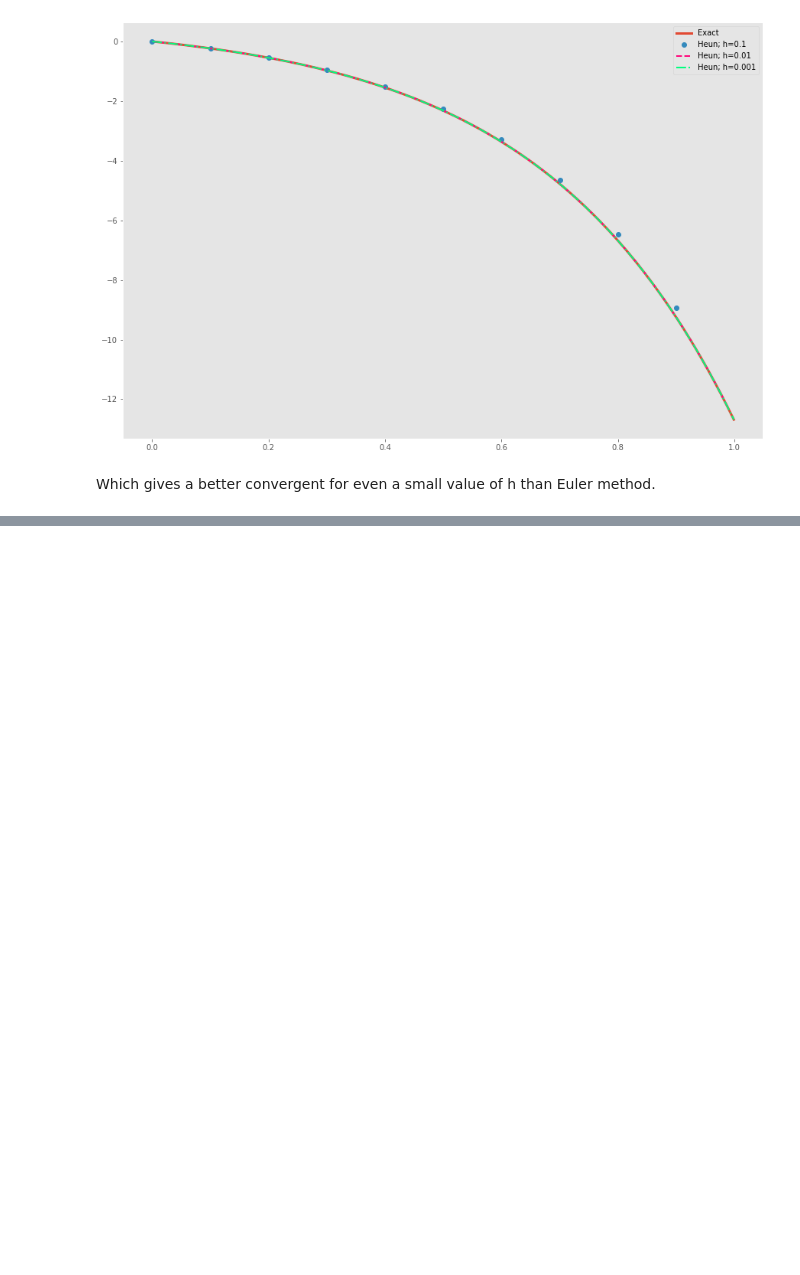
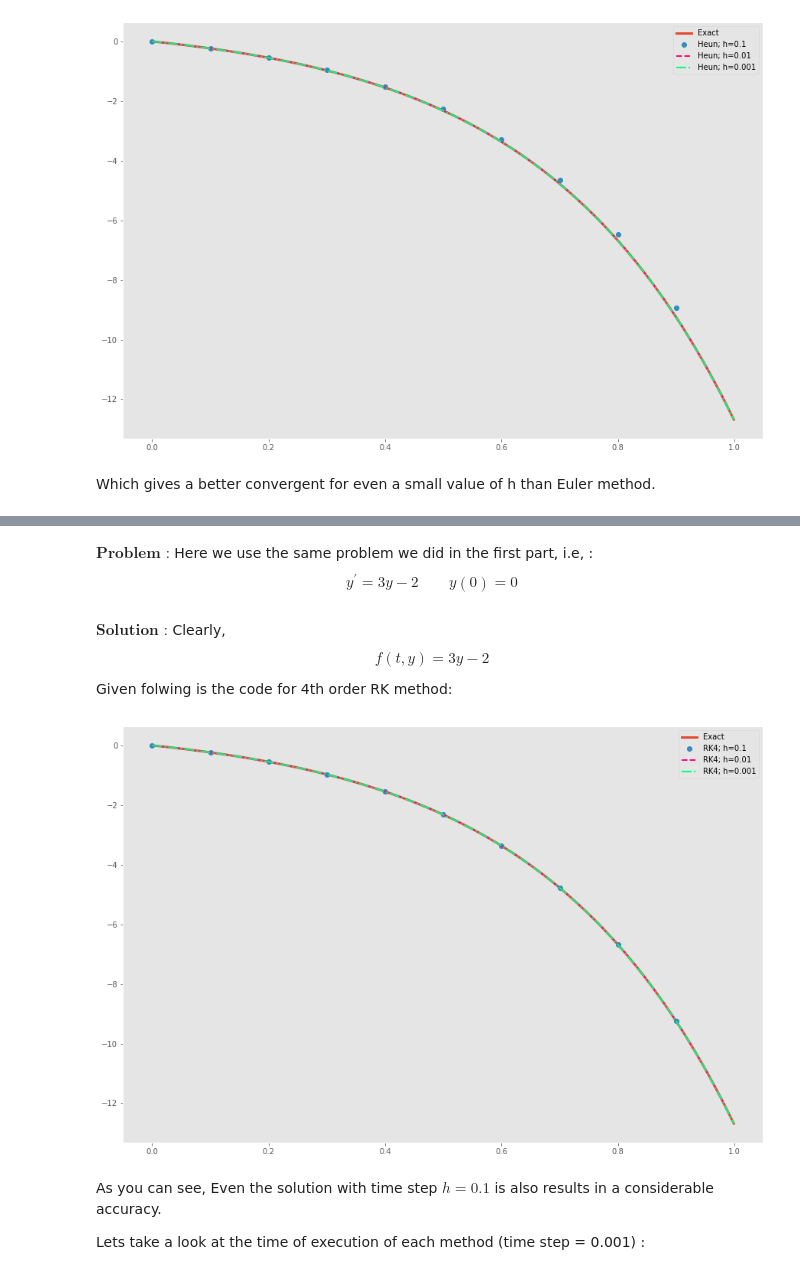
Before and after one commit to phy6boy/stochdynpy, a Jupyter notebook: B01_deterministic_de_1.ipynb, the cells around one changed output, grey strips where cells are left out. Drawn from its saved outputs; the diff is of its cells as text; code cells hidden in the pictures; blank space fills up the shorter version.

Commit message:
Add RK4 method

```diff
--- a/B01_deterministic_de_1.ipynb
+++ b/B01_deterministic_de_1.ipynb
@@ -207,0 +231,12 @@ Ok. Let's compare Heun and Euler method for a fixed time step, say, 0.001, and c
+# %% [markdown]
+$\textbf{Problem :}$ Here we use the same problem we did in the first part, i.e, :
+$$
+y^\prime = 3y -2 \qquad y(0) = 0
+$$
+# %% [markdown]
+$\textbf{Solution :}$ Clearly,
+$$
+f(t, y) = 3y - 2
+$$
+
+Given folwing is the code for 4th order RK method:
@@ -208,3 +270,41 @@ Ok. Let's compare Heun and Euler method for a fixed time step, say, 0.001, and c
+# %%
+t0 = 0
+tf = 1
+
+t1 = np.arange(t0, tf, 0.1)      # with h = 0.1
+y1 = RK4(t1)
+
+t2 = np.arange(t0, tf, 0.01)     # with h = 0.01
+y2 = RK4(t2)
+
+t3 = np.arange(t0, tf, 0.001)    # with h = 0.001
+y3 = RK4(t3)
+
+def y_true(t):                   # exact soln
+    """
+    analytical solution obtained by sympy
+    """
+
+    return (2/3 * (1 - np.exp(3*t)))
+
+t = np.arange(t0, tf, 0.001)
+y = y_true(t)
+# %%
+plt.figure(figsize=(15, 10))
+plt.plot(t, y, lw=3, label="Exact")
+plt.plot(t1, y1, "o", label="RK4; h=0.1")
+plt.plot(t2, y2, "--", lw=2, c="#FF0C7E", label="RK4; h=0.01")
+plt.plot(t3, y3, "-.", lw=2, c="#00FF7E", label="RK4; h=0.001")
+
+plt.grid()
+plt.legend()
+plt.show()
+# %% [output]
+[figure, added]
+# %% [markdown]
+As you can see, Even the solution with time step $h=0.1$ is also results in a considerable accuracy.
+
+Lets take a look at the time of execution of each method (time step = 0.001) :
 # %%
 t_test = np.arange(0, 10, 0.001)
 
```
Also changed, not shown: parts of 23 cells of this notebook.
